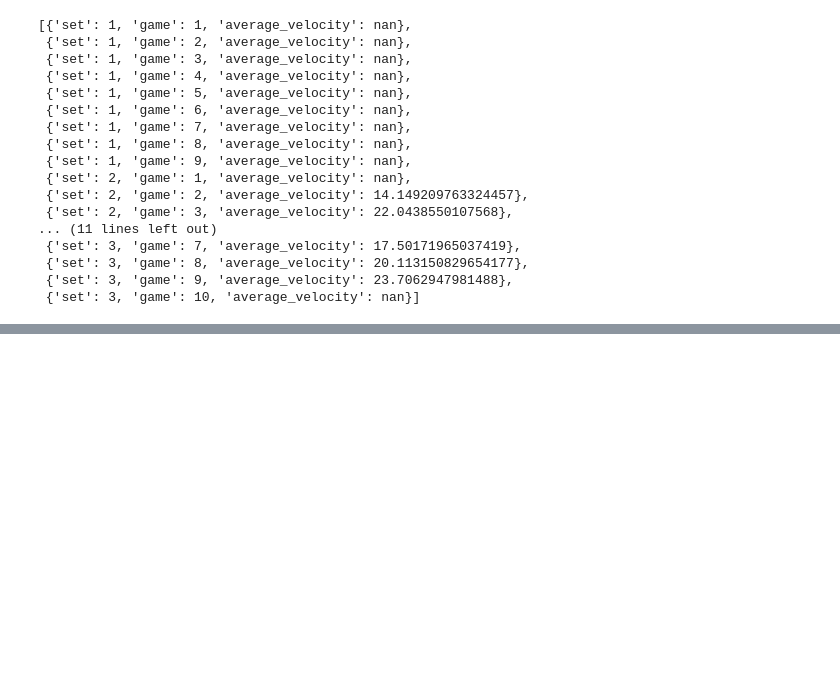
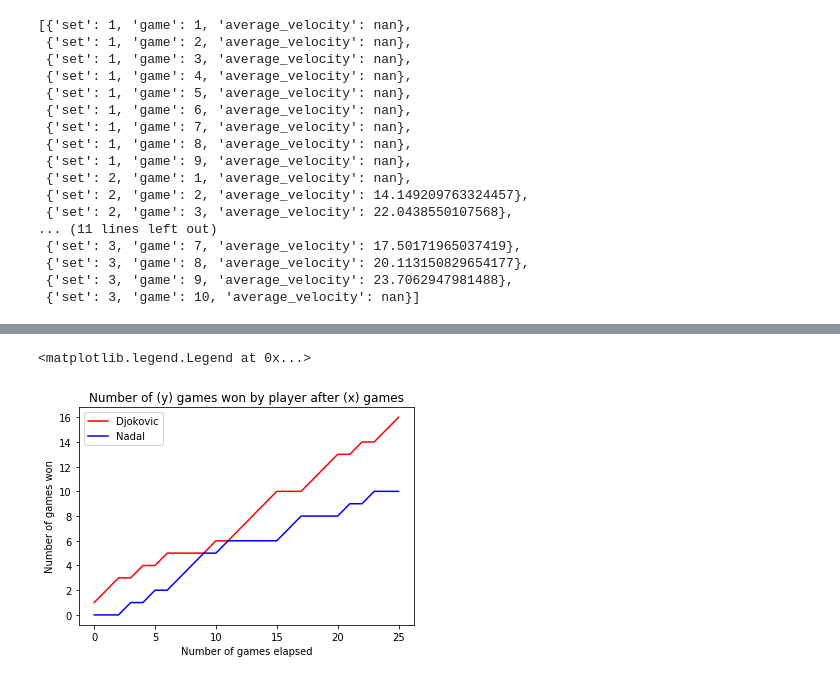
Before and after one commit to ThomasLee94/AUS-open-final-2019-analysis, a Jupyter notebook: analysis.ipynb, the cells around one changed output, grey strips where cells are left out. Cells and saved outputs as stored; diff of their text form; code cells hidden in the pictures; blank space fills up the shorter version.

```diff
--- a/analysis.ipynb
+++ b/analysis.ipynb
@@ -281,0 +332,18 @@ average_velocities_djok
+# %%
+def one_zero_list_to_accumulation(lst):
+    tot = 0
+    output_list = []
+    for num in lst:
+        tot += num
+        output_list.append(tot)
+    return output_list
+# %%
+plt.plot([i for i in range(len(djok))], one_zero_list_to_accumulation(djok), color='r', label='Djokovic')
+plt.plot([i for i in range(len(nadal))], one_zero_list_to_accumulation(nadal), color='b', label='Nadal')
+plt.title('Number of (y) games won by player after (x) games')
+plt.xlabel('Number of games elapsed')
+plt.ylabel('Number of games won')
+plt.legend()
+# %% [output]
+<matplotlib.legend.Legend at 0x...>
+[figure, added]
```
Also changed, not shown: parts of 18 cells of this notebook.
